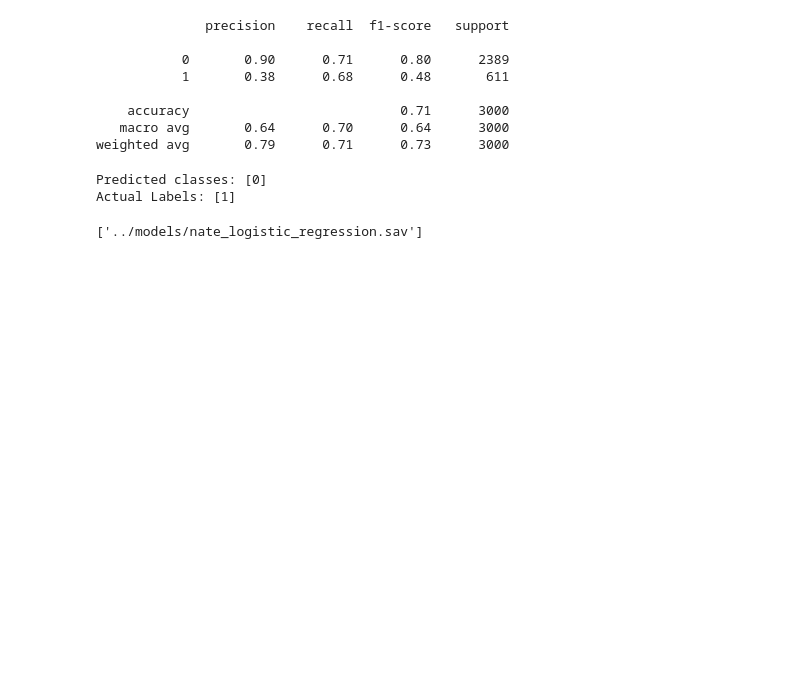
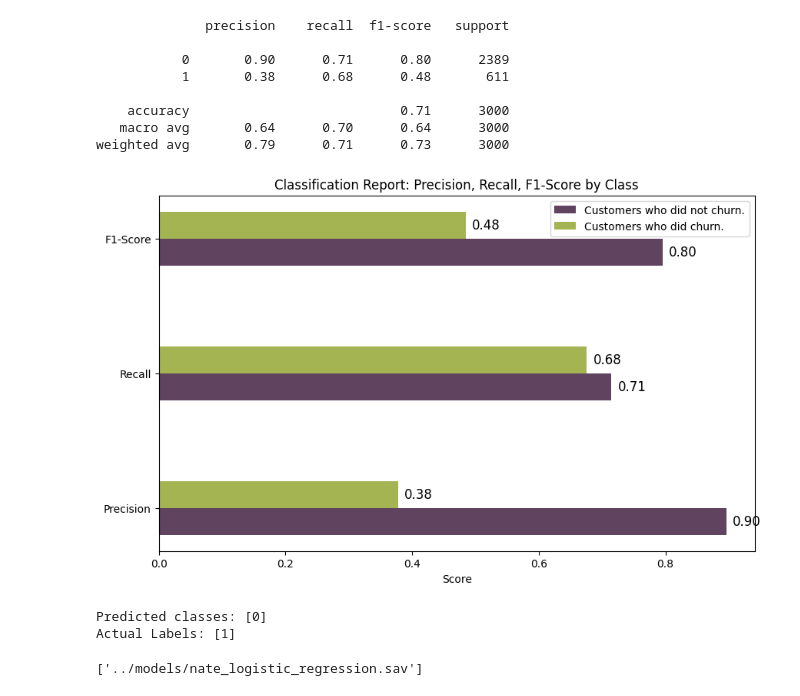
Before and after one commit to ishitabansal21/Banking-Churn, a Jupyter notebook: server/modelling_notebooks/LR_Modelling.ipynb, the cells around one changed output. Drawn from its saved outputs; the diff is of its cells as text; code cells hidden in the pictures; blank space fills up the shorter version.

```diff
--- a/server/modelling_notebooks/LR_Modelling.ipynb
+++ b/server/modelling_notebooks/LR_Modelling.ipynb
@@ -303,6 +370,64 @@ print(classification_report(y_test, predictions))
     accuracy                           0.71      3000
    macro avg       0.64      0.70      0.64      3000
 weighted avg       0.79      0.71      0.73      3000
+# %%
+import matplotlib.pyplot as plt
+import numpy as np
+from sklearn.metrics import classification_report
+
+# Sample classification report data
+report = classification_report(y_test, predictions, output_dict=True)
+
+# Extract precision, recall, and f1-score for each class
+precision_class_0 = report['0']['precision']
+recall_class_0 = report['0']['recall']
+f1_class_0 = report['0']['f1-score']
+
+precision_class_1 = report['1']['precision']
+recall_class_1 = report['1']['recall']
+f1_class_1 = report['1']['f1-score']
+
+# Set up the positions for each bar
+metrics = ['Precision', 'Recall', 'F1-Score']
+class_0_values = [precision_class_0, recall_class_0, f1_class_0]
+class_1_values = [precision_class_1, recall_class_1, f1_class_1]
+
+# Bar colors
+class_0_color = '#60435F'  # Purple for class 0
+class_1_color = '#A5B452'  # Olive for class 1
+
+# Set the figure size
+plt.figure(figsize=(10, 6))
+
+# Create horizontal bars
+bar_width = 0.2  # Reduced width of bars
+index = np.arange(len(metrics))  # Position for each metric
+
+# Plot bars for class 0 and class 1, side by side
+bars_class_0 = plt.barh(index - bar_width / 2, class_0_values, bar_width, label='Customers who did not churn.', color=class_0_color)
+bars_class_1 = plt.barh(index + bar_width / 2, class_1_values, bar_width, label='Customers who did churn.', color=class_1_color)
+
+# Add labels and title
+plt.xlabel('Score')
+plt.title('Classification Report: Precision, Recall, F1-Score by Class')
+plt.yticks(index, metrics)  # Set y-axis to show metrics
+plt.legend()
+
+# Adding text labels for the values on top of the bars
+for i, bar in enumerate(bars_class_0):
+    # Add value for class 0
+    plt.text(bar.get_width() + 0.01, bar.get_y() + bar.get_height() / 2,
+             f'{class_0_values[i]:.2f}', va='center', ha='left', fontsize=12, color='black')
+
+for i, bar in enumerate(bars_class_1):
+    # Add value for class 1
+    plt.text(bar.get_width() + 0.01, bar.get_y() + bar.get_height() / 2,
+             f'{class_1_values[i]:.2f}', va='center', ha='left', fontsize=12, color='black')
+
+# Display the plot
+plt.show()
+# %% [output]
+[figure, added]
 # %%
 pred = lr_grid.predict(X_test[:1])
 # %%
```
Also changed, not shown: parts of 8 cells of this notebook, 7 other files.
